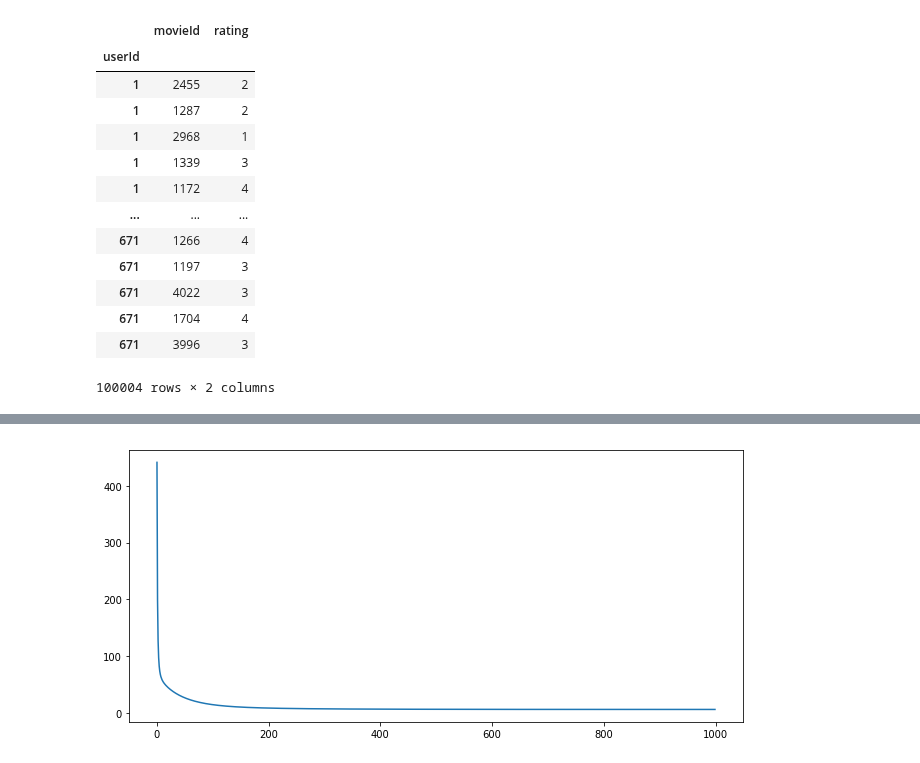
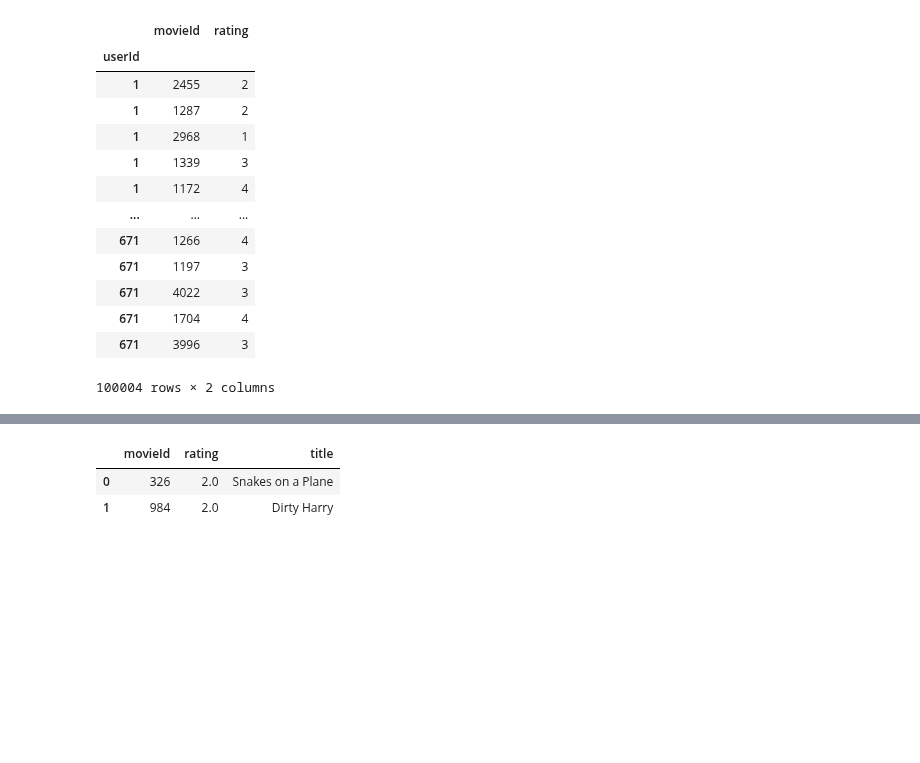
Before and after one commit to carlosgeovany/MachineLearning, a Jupyter notebook: RecommenderSystem.ipynb, the cells around one changed output, grey strips where cells are left out. Saved outputs shown, nothing was run; the diff lists cells and outputs as text; code cells hidden in the pictures; blank space fills up the shorter version.

```diff
--- a/RecommenderSystem.ipynb
+++ b/RecommenderSystem.ipynb
@@ -202,8 +187,9 @@ ratings_array = ratings.to_numpy()
 # %%
 mse = []
-for k in range(1, 51, 1):
-    r = matrix_factorization(ratings_array,k)
+for k in range(2, 11):
+    r = matrix_factorization(ratings,k)
     r.fit()
+    print((np.mean(r.mse)))
     mse.append(np.mean(r.mse))
 # %%
 plt.figure(figsize=(11, 5))
@@ -219,4 +201,6 @@ plt.show()
 # %%
 ## Best matrix with best k
 k=np.argmin(mse)
-recomm = matrix_factorization(ratings_array,k)
+recomm = matrix_factorization(ratings,k)
+## Train the model
+recomm.fit()
@@ -236,7 +223,0 @@ array([[5.50602253, 3.4253596 , 0.52634787, 1.5147434 ],
-# %%
-## Plot MSE over iterations
-plt.figure(figsize=(11, 5))
-plt.plot(recomm.mse)
-plt.show()
-# %% [output]
-[figure, removed]
@@ -244,0 +224,7 @@ predictions = pd.DataFrame(recomm.matrix, columns = ratings.columns, index = rat
+# %%
+## Top n recommends by user. default is 5
+recomm.top_recommends(1)
+# %% [output]
+|  | movieId | rating | title |
+| 0 | 326 | 2.0 | Snakes on a Plane |
+| 1 | 984 | 2.0 | Dirty Harry |
```
Also changed, not shown: parts of 18 cells of this notebook, 2 other files.
